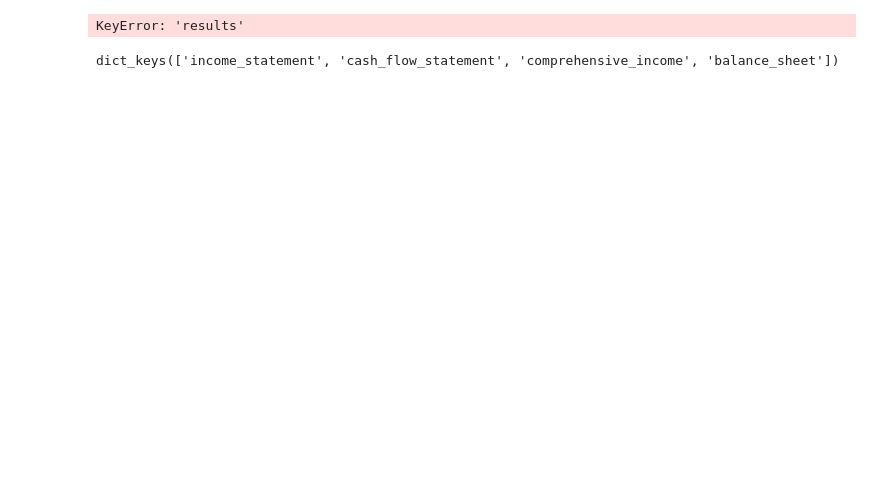
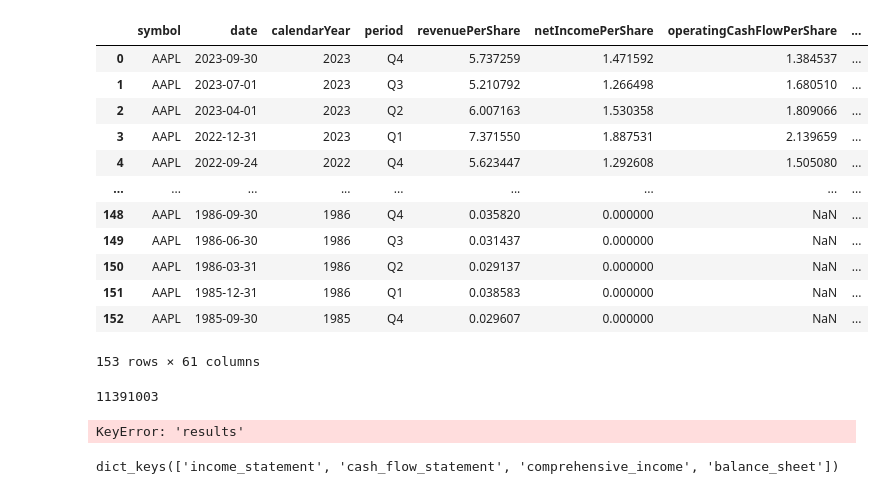
Before and after one commit to Michiel-DK/finance, a Jupyter notebook: notebooks/first_try.ipynb, the cells around one changed output. Cells and saved outputs as stored; diff of their text form; code cells hidden in the pictures; blank space fills up the shorter version.

```diff
--- a/notebooks/first_try.ipynb
+++ b/notebooks/first_try.ipynb
@@ -5,2 +13,4 @@ API_KEY = os.getenv('API_KEY')
 # %%
-url = 'https://financialmodelingprep.com/api/v3/financial-statement-full-as-reported/MSFT?period=annual&limit=50'
+url = 'https://financialmodelingprep.com/api/v3/stock/list'
+# %%
+response = requests.get(url).json()
@@ -7,8 +21,12 @@ url = 'https://financialmodelingprep.com/api/v3/financial-statement-full-as-repo
 # %%
 import requests
 
-params = {
-    'apikey': API_KEY
-}
+def key_metrics(ticker:str, period:str):
 
-response = requests.get(url, params=params).json()
+    params = {
+        'apikey': API_KEY,
+        'period':period,
+        'ticker':'AAPL'
+    }
+    response = requests.get(url, params=params).json()
+    return response
@@ -34,0 +33,2 @@ response[0]
+# %%
+aapl = key_metrics('AAPL', 'quarter')
@@ -35,3 +55,23 @@ response[0]
+# %%
+pd.DataFrame(aapl)
+# %% [output]
+|  | symbol | date | calendarYear | period | revenuePerShare | netIncomePerShare | operatingCashFlowPerShare | ... |
+| 0 | AAPL | 2023-09-30 | 2023 | Q4 | 5.737259 | 1.471592 | 1.384537 | ... |
+| 1 | AAPL | 2023-07-01 | 2023 | Q3 | 5.210792 | 1.266498 | 1.680510 | ... |
+| 2 | AAPL | 2023-04-01 | 2023 | Q2 | 6.007163 | 1.530358 | 1.809066 | ... |
+| 3 | AAPL | 2022-12-31 | 2023 | Q1 | 7.371550 | 1.887531 | 2.139659 | ... |
+| 4 | AAPL | 2022-09-24 | 2022 | Q4 | 5.623447 | 1.292608 | 1.505080 | ... |
+| ... | ... | ... | ... | ... | ... | ... | ... | ... |
+| 148 | AAPL | 1986-09-30 | 1986 | Q4 | 0.035820 | 0.000000 | NaN | ... |
+| 149 | AAPL | 1986-06-30 | 1986 | Q3 | 0.031437 | 0.000000 | NaN | ... |
+| 150 | AAPL | 1986-03-31 | 1986 | Q2 | 0.029137 | 0.000000 | NaN | ... |
+| 151 | AAPL | 1985-12-31 | 1986 | Q1 | 0.038583 | 0.000000 | NaN | ... |
+| 152 | AAPL | 1985-09-30 | 1985 | Q4 | 0.029607 | 0.000000 | NaN | ... |
+153 rows × 61 columns
+# %%
+74451*153
+# %% [output]
+11391003
 # %%
 response['results'][0]
 # %% [output]
```
Also changed, not shown: parts of 5 cells of this notebook, 7 other files.
